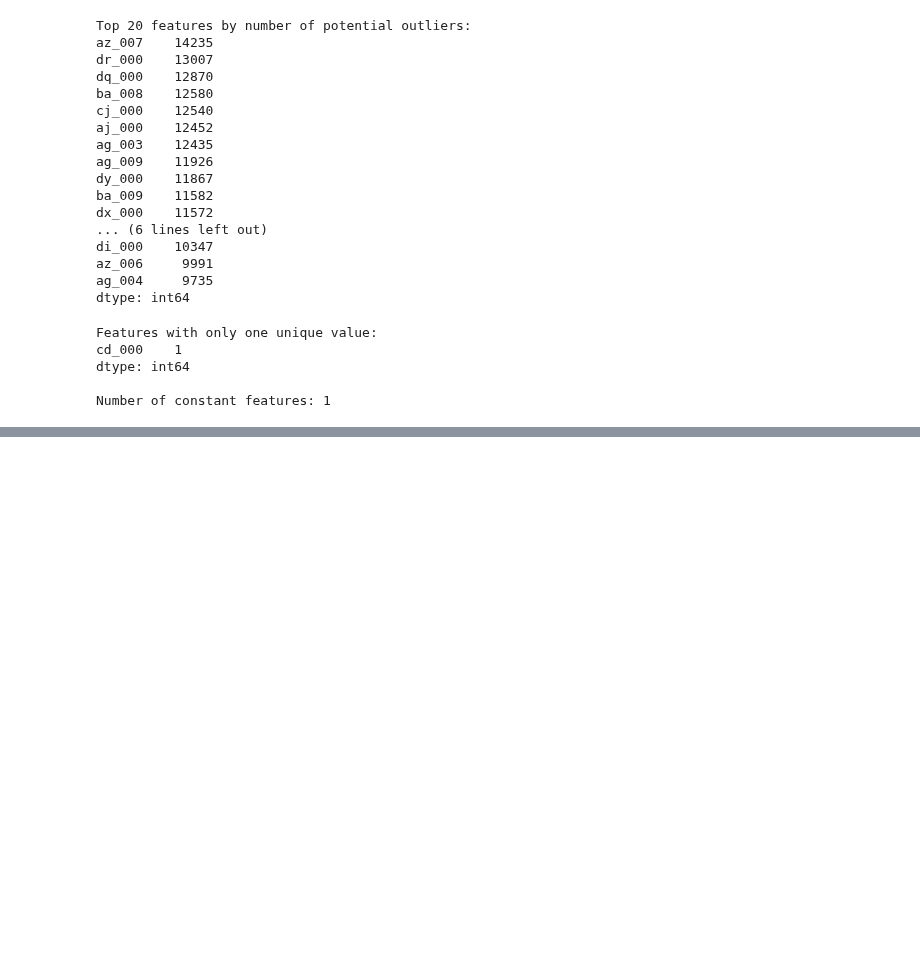
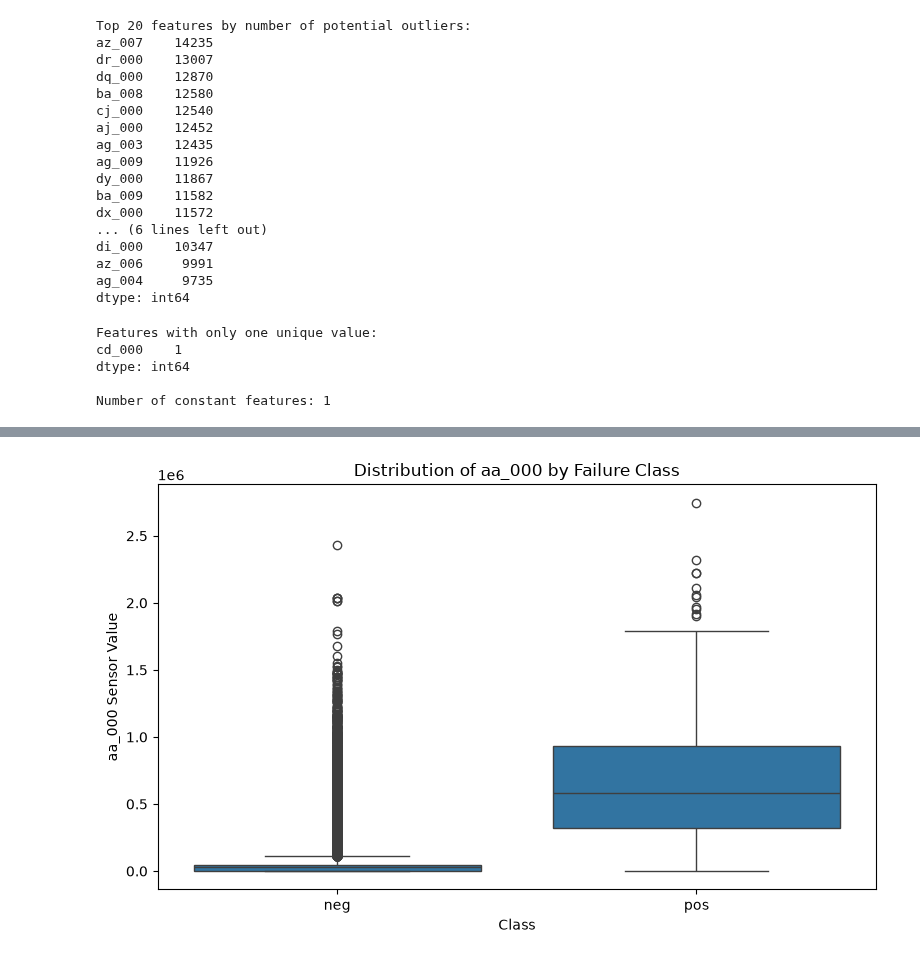
Before and after one commit to Sahan619/scania-predictive-maintenance, a Jupyter notebook: notebooks/01_data_analysis.ipynb, the cells around one changed output, grey strips where cells are left out. Saved outputs shown, nothing was run; the diff lists cells and outputs as text; code cells hidden in the pictures; blank space fills up the shorter version.

```diff
--- a/notebooks/01_data_analysis.ipynb
+++ b/notebooks/01_data_analysis.ipynb
@@ -262,0 +346,17 @@ Number of constant features: 1
+# %%
+plt.figure(figsize=(8, 5))
+
+sns.boxplot(
+    data=df,
+    x="class",
+    y="aa_000"
+)
+
+plt.title("Distribution of aa_000 by Failure Class")
+plt.xlabel("Class")
+plt.ylabel("aa_000 Sensor Value")
+
+plt.tight_layout()
+plt.show()
+# %% [output]
+[figure, added]
```
Also changed, not shown: parts of 6 cells of this notebook.
